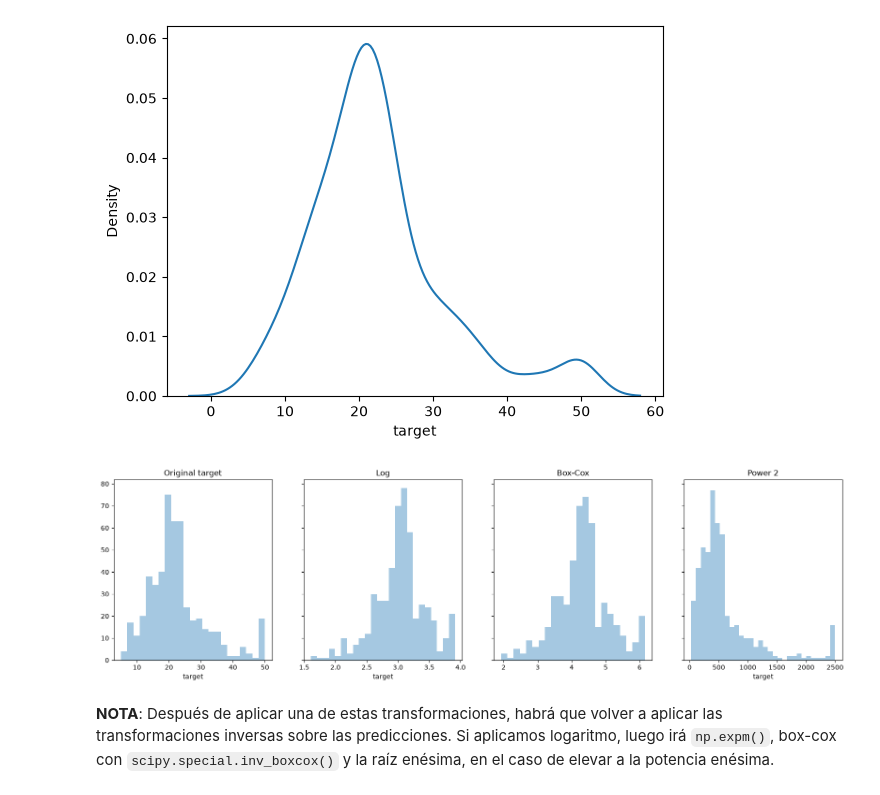
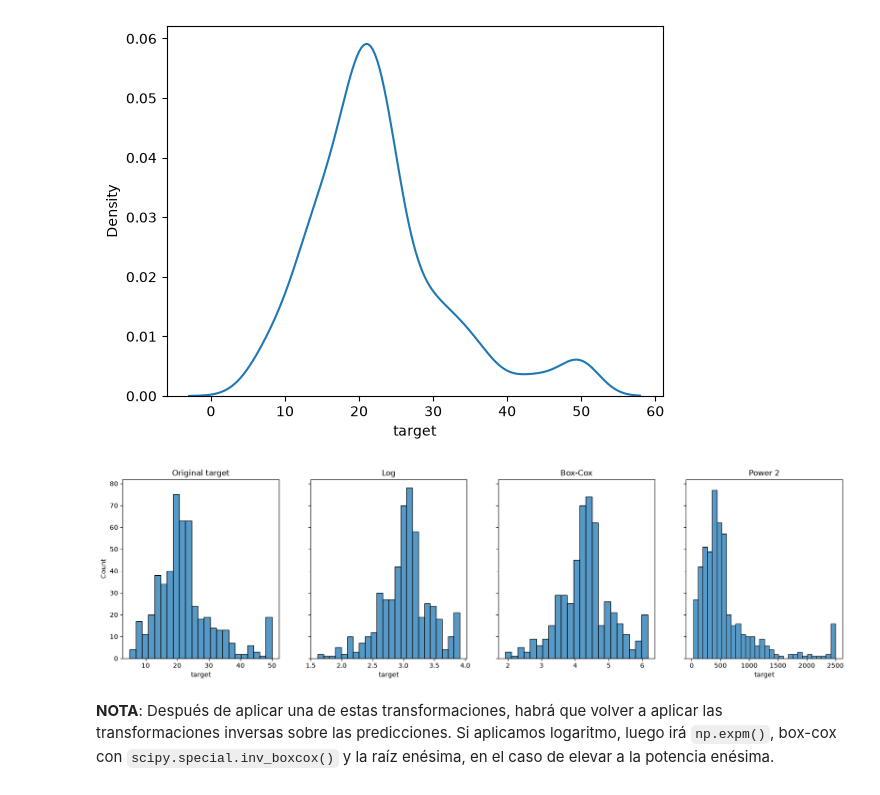
Before and after one commit to alexadodu/2026-10-BILBAO-FT-Data-Science, a Jupyter notebook: 3-Machine_Learning/ML_Guide/ML Guide.ipynb, the cells around one changed output. Saved outputs shown, nothing was run; the diff lists cells and outputs as text; code cells hidden in the pictures.

```diff
--- a/3-Machine_Learning/ML_Guide/ML Guide.ipynb
+++ b/3-Machine_Learning/ML_Guide/ML Guide.ipynb
@@ -456,23 +437,23 @@ sns.kdeplot(boston_df['target']);
 # %%
 fig, axes = plt.subplots(1, 4, figsize=(20, 5), sharey=True)
 
 # Original target
-sns.distplot(boston_target, kde=False, ax=axes[0])
+sns.histplot(boston_target, kde=False, ax=axes[0])
 axes[0].set_title("Original target")
 
 # Logaritmic
-sns.distplot(np.log(boston_target),kde=False, ax=axes[1])
+sns.histplot(np.log(boston_target),kde=False, ax=axes[1])
 axes[1].set_title("Log")
 
 # Box-cox
-sns.distplot(stats.boxcox(boston_target)[0],kde=False, ax=axes[2])
+sns.histplot(stats.boxcox(boston_target)[0],kde=False, ax=axes[2])
 axes[2].set_title("Box-Cox");
 
 # Power 2
-sns.distplot(np.power(boston_target, 2),kde=False, ax=axes[3])
+sns.histplot(np.power(boston_target, 2),kde=False, ax=axes[3])
 axes[3].set_title("Power 2");
 # %% [output]
-[figure, old version]
+[figure, new version]
 # %% [markdown]
 **NOTA**: Después de aplicar una de estas transformaciones, habrá que volver a aplicar las transformaciones inversas sobre las predicciones. Si aplicamos logaritmo, luego irá `np.expm()`, box-cox con `scipy.special.inv_boxcox()` y la raíz enésima, en el caso de elevar a la potencia enésima.
 # %% [markdown]
```
Also changed, not shown: parts of 18 cells of this notebook, 3 other files.
